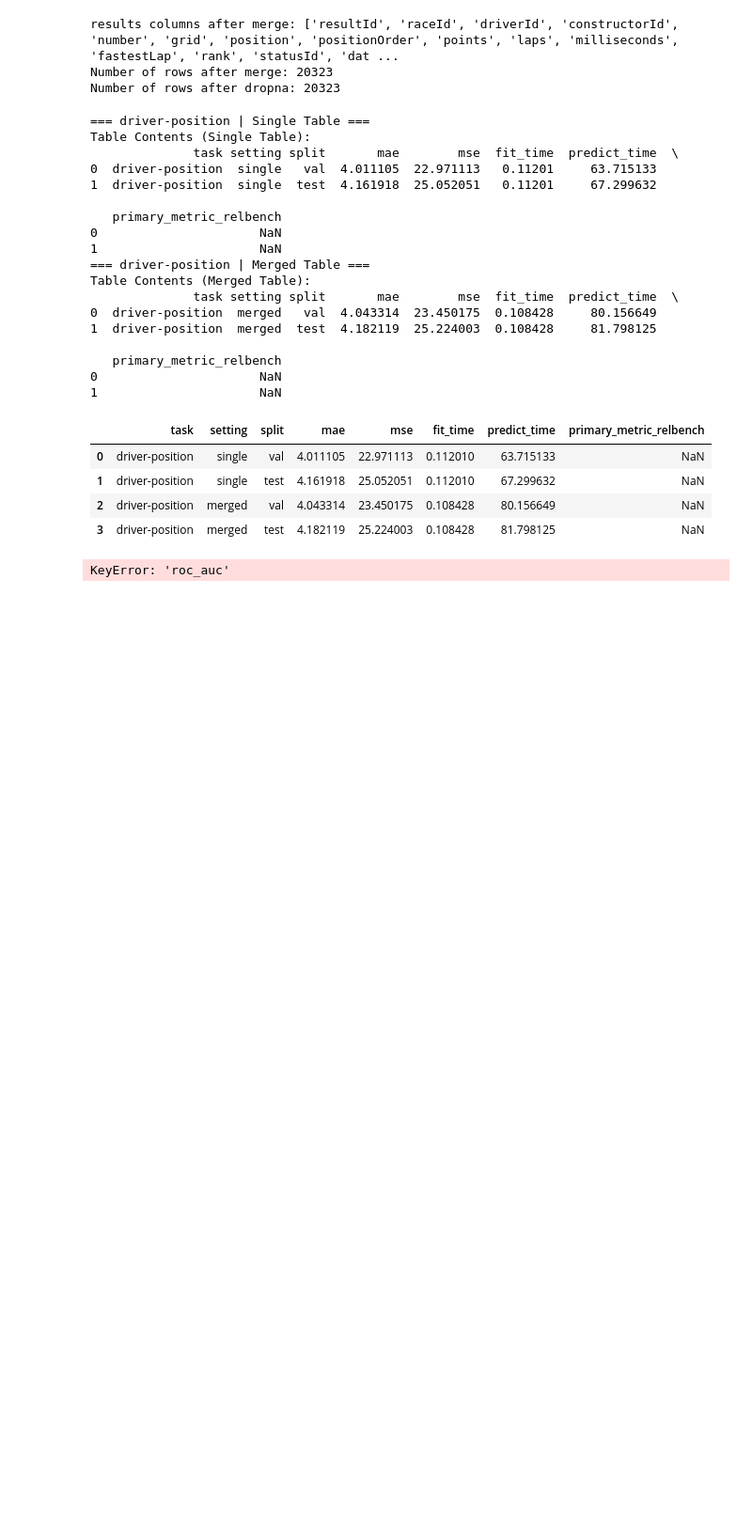
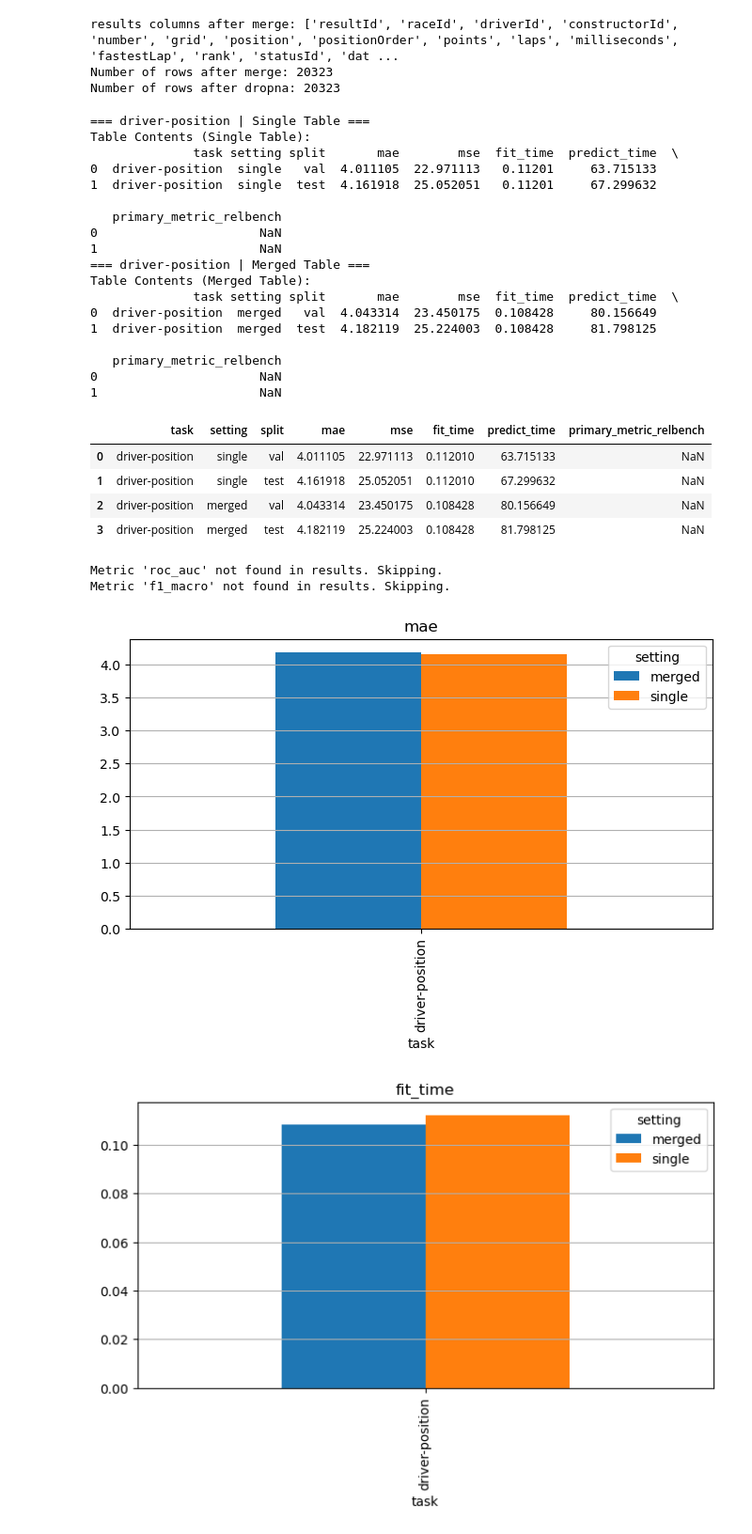
Before and after one commit to michaelflppv/TabPFN, a Jupyter notebook: simple_cases/test_v2.ipynb, the cells around one changed output. Shown at 94% size. Saved outputs shown, nothing was run; the diff lists cells and outputs as text; code cells hidden in the pictures; blank space fills up the shorter version.

```diff
--- a/simple_cases/test_v2.ipynb
+++ b/simple_cases/test_v2.ipynb
@@ -373,15 +373,21 @@ Table Contents (Merged Table):
 | 3 | driver-position | merged | test | 4.182119 | 25.224003 | 0.108428 | 81.798125 | NaN |
 # %%
 def plot_metric(metric):
+    if metric not in results_df.columns:
+        print(f"Metric '{metric}' not found in results. Skipping.")
+        return
     sub = results_df[(results_df["split"] == "test") & results_df[metric].notna()]
     if sub.empty:
         return
     pivot = sub.pivot(index="task", columns="setting", values=metric)
     pivot.plot(kind="bar", figsize=(8, 4), title=metric)
     plt.grid(True, axis="y")
     plt.show()
 
 for m in ["roc_auc", "f1_macro", "mae", "fit_time", "predict_time"]:
     plot_metric(m)
 # %% [output]
-KeyError: 'roc_auc'
+Metric 'roc_auc' not found in results. Skipping.
+Metric 'f1_macro' not found in results. Skipping.
+[figure, added]
+[figure, added]
```
Also changed, not shown: parts of 1 cell of this notebook.
